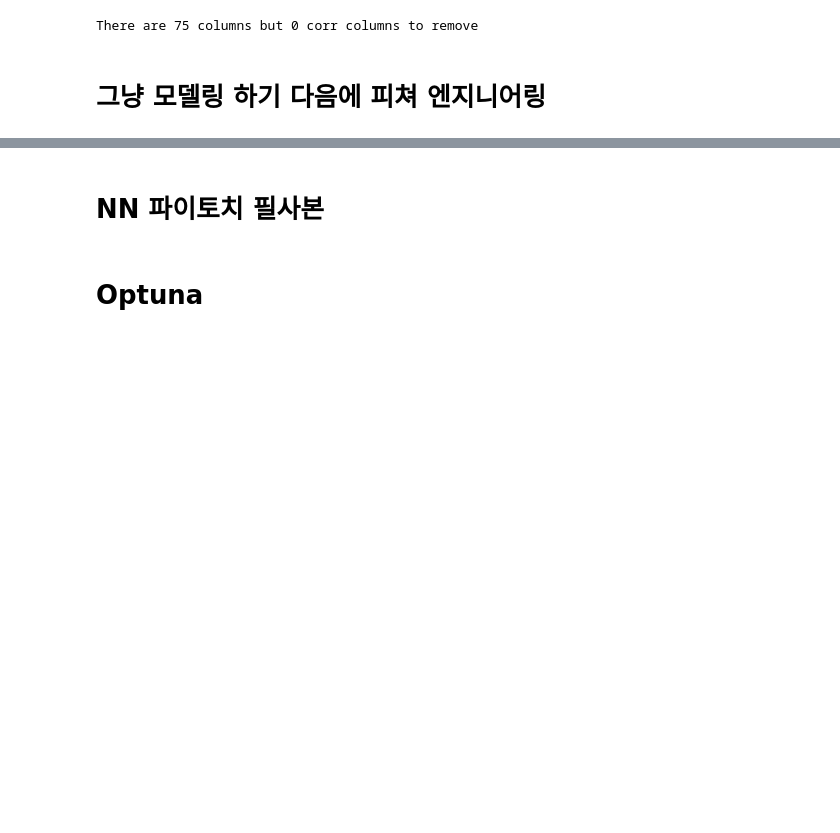
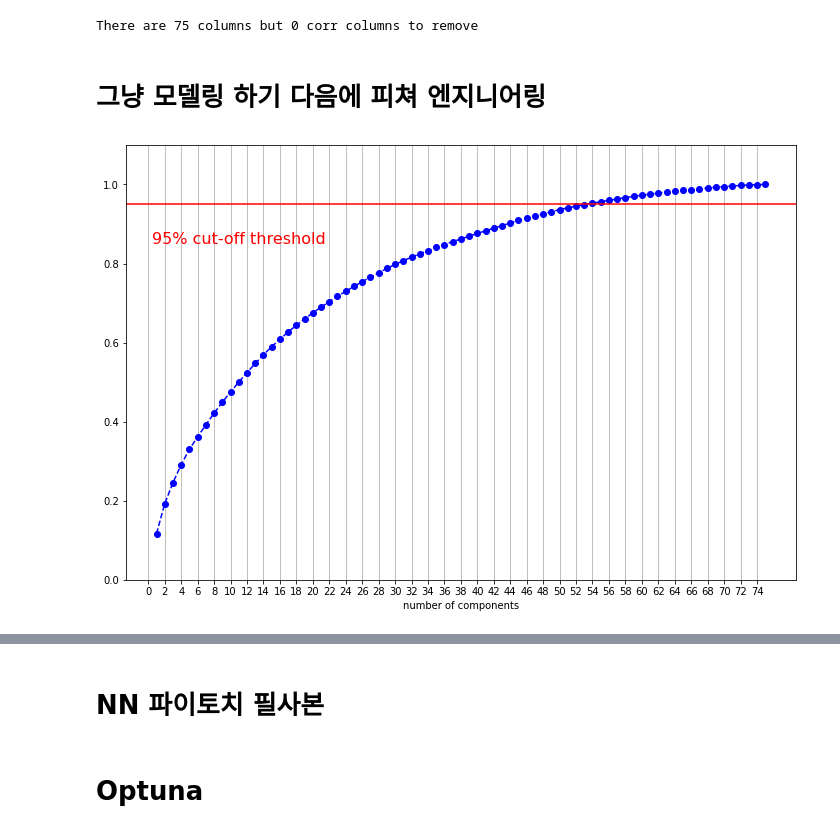
Before and after one commit to O-Kpy/Kaggle, a Jupyter notebook: tabular_playground_series_jun_2021.ipynb, the cells around one changed output, grey strips where cells are left out. Cells and saved outputs as stored; diff of their text form; code cells hidden in the pictures; blank space fills up the shorter version.

```diff
--- a/tabular_playground_series_jun_2021.ipynb
+++ b/tabular_playground_series_jun_2021.ipynb
@@ -128,3 +122,26 @@ x_test = data.loc[data['target'].isnull()].drop(columns=['id', 'target'])
 encoder = LabelEncoder()
 y_train = encoder.fit_transform(y_train)
 y_train = pd.Series(y_train)
+# %%
+from sklearn.decomposition import PCA
+
+pca = PCA(svd_solver='auto', whiten=True)
+pca.fit(x_train)
+
+fig, ax = plt.subplots(figsize=(12,8))
+xi = np.arange(1, len(x_train.columns)+1, step=1)
+y = np.cumsum(pca.explained_variance_ratio_)
+
+plt.ylim(0.0, 1.1)
+plt.plot(xi, y, marker='o', linestyle='--', color='b')
+
+plt.xlabel('number of components')
+plt.xticks(np.arange(0, len(x_train.columns), step=2))
+
+plt.axhline(y=0.95, color='r', linestyle='-')
+plt.text(0.5, 0.85, '95% cut-off threshold', color='red', fontsize=16)
+
+ax.grid(axis='x')
+plt.show()
+# %% [output]
+[figure, added]
```
Also changed, not shown: parts of 12 cells of this notebook.
